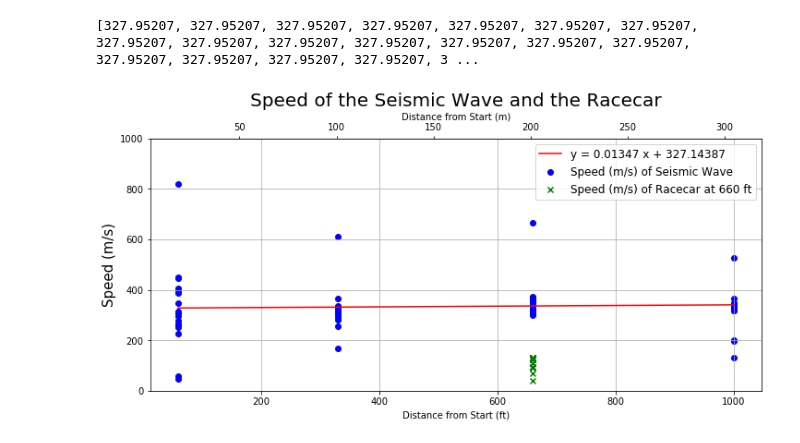
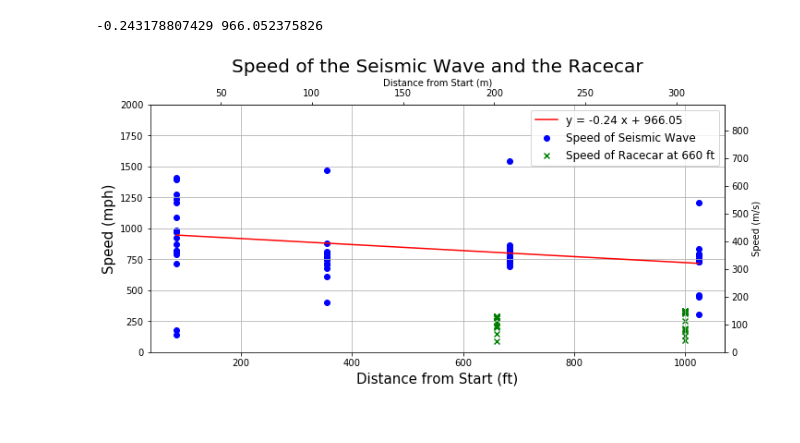
Before and after one commit to herringabrielle/dragraceAnalysis, a Jupyter notebook: plotFallPicks.ipynb, the cells around one changed output. Drawn from its saved outputs; the diff is of its cells as text; code cells hidden in the pictures.

```diff
--- a/plotFallPicks.ipynb
+++ b/plotFallPicks.ipynb
@@ -18,7 +18,7 @@ import matplotlib
 # OPEN AND CLEAN UP THE DATA
 # CREATE X Y AND AVG LISTS
 
-f = open('./fallClean/Figures/Fall_picks_mps.csv' , 'r')
+f = open('./fallClean/Figures/Fall_picks_mph_24.csv' , 'r')
 lines = f.readlines()
 #print(lines)
 
@@ -29,8 +29,8 @@ yRace = []
 
 name = [] # POPULATE WITH RACE CODE
 #avg = ['722.1057889','723.0224509','795.8333945','713.8876813'] # I USED EXCEL TO GET THIS (first_picks_fall)
-for i in range(0,len(avg)):
-    avg[i]=float(avg[i])
+#for i in range(0,len(avg)):
+#    avg[i]=float(avg[i])
 
 #print(avg,'average')
 
@@ -48,4 +48,4 @@ for rows in range(1,len(lines)):
         xDist.append(float( splitList[0].replace('\n','')))
 
 #print(ySpeed,'y')
-#print(xDist,'x')
+print(xDist,'x')
@@ -52,7 +54,7 @@ for rows in range(1,len(lines)):
 # %%
 # OPEN AND CLEAN UP THE Racer 660 speed DAT
 
-f = open('./fallClean/Figures/Fall_racers_mps.csv' , 'r')
+f = open('./fallClean/Figures/Fall_racers_mph.csv' , 'r')
 lines = f.readlines()
 #print(lines)
 
@@ -62,8 +64,8 @@ yRace = []
 
 name = [] # POPULATE WITH RACE CODE
 #avg = ['722.1057889','723.0224509','795.8333945','713.8876813'] # I USED EXCEL TO GET THIS (first_picks_fall)
-for i in range(0,len(avg)):
-    avg[i]=float(avg[i])
+#for i in range(0,len(avg)):
+#    avg[i]=float(avg[i])
 
 #print(avg,'average')
 
@@ -88,44 +93,50 @@ print(xRace,'x')
 # %%
-bestFit = []
-for i in xDist:
-    bestFit.append(0.01347 * i + 327.14387)
-print(bestFit)
 def ft2m(x):
     return x / 3.281
 
 def m2ft(x):
     return x * 3.281
 
+def mph2ms(y):
+    return y/ 2.237
+
+def ms2mph(y):
+    return y * 2.237
+
+# Find Line of Best FIT
+x = xDist
+y = ySpeed
+m, b = np.polyfit(x, y, 1)
+print(m,b)
+
+bestFit = []
+for i in xDist:
+    bestFit.append(m * i + b)
+
 fig, ax = plt.subplots(figsize=(10, 5),constrained_layout=True)
-ax.scatter(xDist,ySpeed, color = 'b', marker='o', label  ='Speed (m/s) of Seismic Wave' )
-ax.scatter(xRace,yRace, color = 'g', marker='x', label = 'Speed (m/s) of Racecar at 660 ft')
-ax.plot(xDist,bestFit, color = 'r', label = "y = 0.01347 x + 327.14387")
-plt.ylim(0,1000)
-plt.xlabel('Distance from Start (ft)',fontsize = 10)
+plt.ylim(0,2000)
+ax.scatter(xDist,ySpeed, color = 'b', marker='o', label  ='Speed of Seismic Wave' )
+ax.scatter(xRace,yRace, color = 'g', marker='x', label = 'Speed of Racecar at 660 ft')
+ax.plot(xDist,bestFit, color = 'r', label = "y = " + str(round(m,2)) + " x + " + str(round(b,2)))
+
+plt.xlabel('Distance from Start (ft)',fontsize = 15)
 plt.xticks(fontsize = 10)
-plt.ylabel('Speed (m/s)',fontsize = 15)
+plt.ylabel('Speed (mph)',fontsize = 15)
 plt.yticks(fontsize = 10)
+
+
+secax = ax.secondary_xaxis('top', functions=(ft2m,m2ft))
+secax.set_xlabel('Distance from Start (m)',fontsize = 10)
+
+secaxy = ax.secondary_yaxis('right', functions=(mph2ms,ms2mph))
+secaxy.set_ylabel('Speed (m/s)',fontsize = 10)
 
 plt.legend(loc = 'best',fontsize = 12)
 plt.title('Speed of the Seismic Wave and the Racecar',fontsize = 20)
 
-secax = ax.secondary_xaxis('top', functions=(ft2m,m2ft))
-secax.set_xlabel('Distance from Start (m)',fontsize = 10)
 plt.grid()
-
-
-
-#print('eq of best fit',np.poly1d(np.polyfit(x, y, 1)))
-
-#plt.plot(np.unique(x), np.poly1d(np.polyfit(x, y, 1))(np.unique(x)), label = 'Best Fit deg = 1')
-#plt.plot(np.unique(x),avg, label = 'Average')
-#plt.plot(np.unique(x), np.poly1d(np.polyfit(x, y, 2))(np.unique(x)), label = 'Best Fit deg = 2')
-#plt.plot(np.unique(x), np.poly1d(np.polyfit(x, y, 3))(np.unique(x)), label = 'Best Fit deg = 3')
-
-#plt.legend(loc="upper left")
-
 plt.savefig('./fallClean/Figures/Speed_wave_car.png', bbox_inches='tight')
 plt.show()
 # %% [output]
-[327.95207, 327.95207, 327.95207, 327.95207, 327.95207, 327.95207, 327.95207, 327.95207, 327.95207, 327.95207, 327.95207, 327.95207, 327.95207, 327.95207, 327.95207, 327.95207, 327.95207, 327.95207, 3 ...
+-0.243178807429 966.052375826
-[figure, old version]
+[figure, new version]
```
Also changed, not shown: parts of 4 cells of this notebook, 44 other files.
